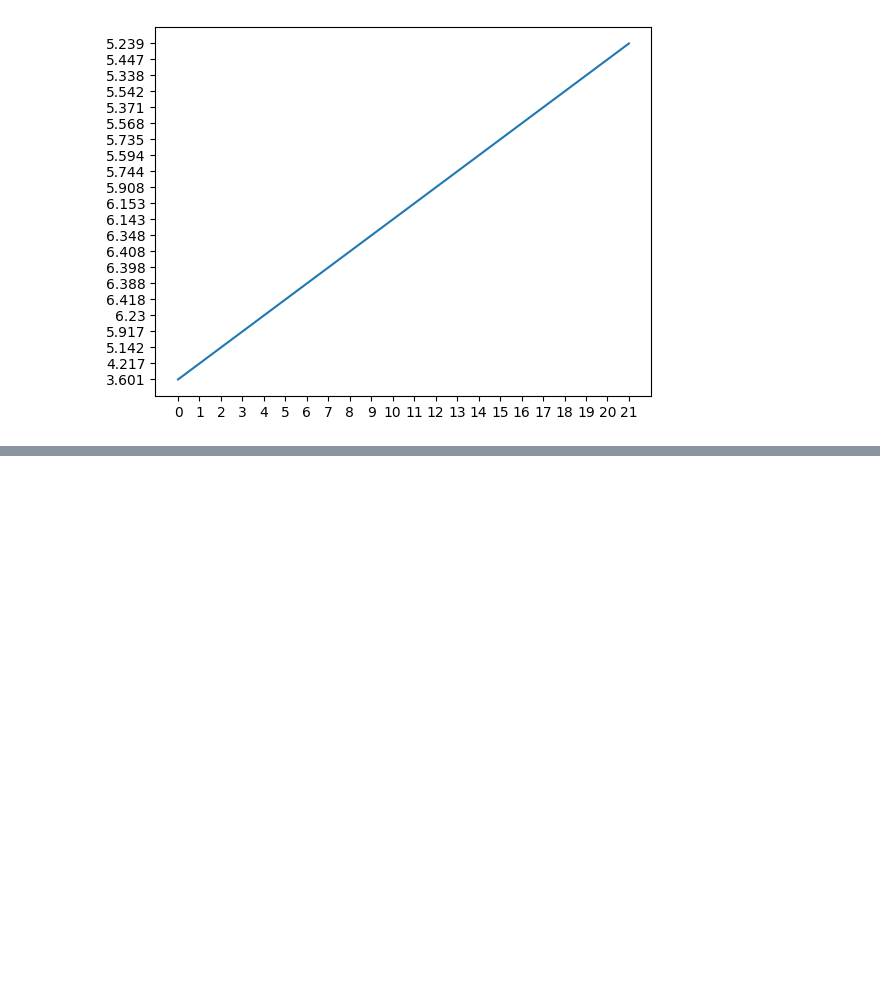
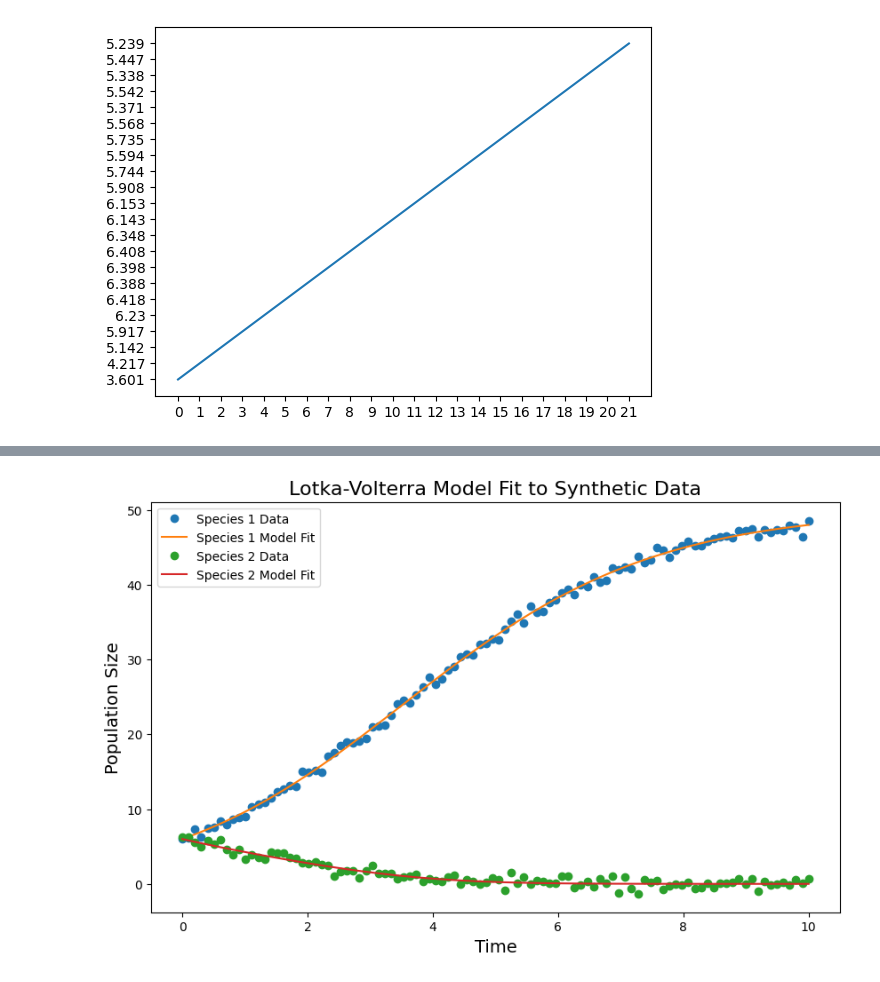
Before and after one commit to eagmon/notebook_tests, a Jupyter notebook: sim_study_guide_coculture.ipynb, the cells around one changed output, grey strips where cells are left out. Cells and saved outputs as stored; diff of their text form; code cells hidden in the pictures; blank space fills up the shorter version.

```diff
--- a/sim_study_guide_coculture.ipynb
+++ b/sim_study_guide_coculture.ipynb
@@ -108,0 +183,9 @@ plt.plot(time_list, population_size_list)
+# %%
+NUM_SPECIES = 2
+t_data = np.linspace(0, 10, 100)
+true_params = [0.5, -0.3, -0.01, 0.01, -0.02, 0.02]  # Example true parameters
+initial_populations = [6, 6]
+
+# Generate synthetic data
+synthetic_data = lotka_volterra_model(t_data, true_params, NUM_SPECIES, initial_populations)
+synthetic_data = synthetic_data.reshape(-1, NUM_SPECIES) + np.random.normal(scale=0.5, size=(len(t_data), NUM_SPECIES))
@@ -108,0 +241,20 @@ plt.plot(time_list, population_size_list)
+# %%
+# Model predictions using fitted parameters
+fitted_model_predictions = lotka_volterra_model(t_data, result.x, NUM_SPECIES, initial_populations)
+fitted_model_predictions = fitted_model_predictions.reshape(-1, NUM_SPECIES)
+# %%
+# Assuming `t_data`, `synthetic_data`, and `fitted_model_predictions` are defined as previously mentioned
+plt.figure(figsize=(10, 6))
+for i in range(NUM_SPECIES):
+    # Plot synthetic data
+    plt.plot(t_data, synthetic_data[:, i], 'o', label=f'Species {i+1} Data')
+    # Plot model predictions
+    plt.plot(t_data, fitted_model_predictions[:, i], '-', label=f'Species {i+1} Model Fit')
+
+plt.xlabel('Time', fontsize=14)
+plt.ylabel('Population Size', fontsize=14)
+plt.title('Lotka-Volterra Model Fit to Synthetic Data', fontsize=16)
+plt.legend()
+plt.show()
+# %% [output]
+[figure, added]
```
Also changed, not shown: parts of 7 cells of this notebook, 1 other file.
